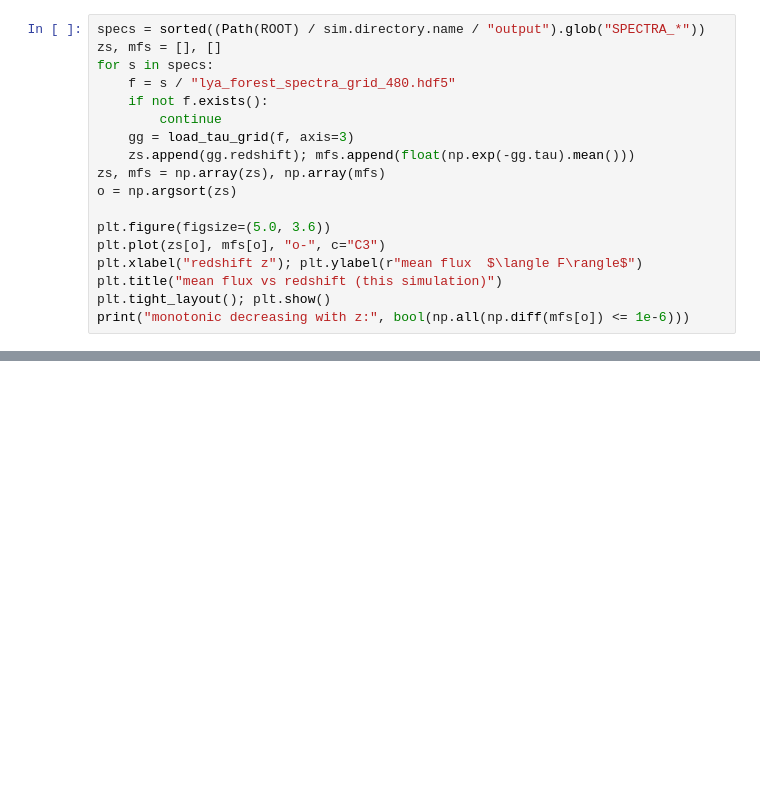
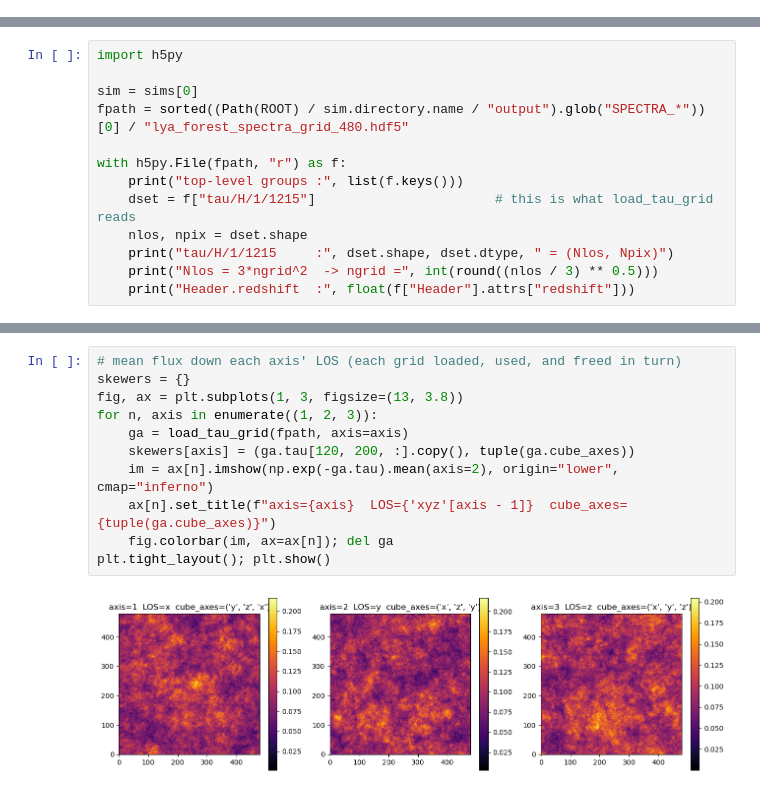
Before and after one commit to jibanCat/priya_loader, a Jupyter notebook: notebooks/quickstart.ipynb, the cells around one changed output, grey strips where cells are left out. Drawn from its saved outputs; the diff is of its cells as text; blank space fills up the shorter version.

```diff
--- a/notebooks/quickstart.ipynb
+++ b/notebooks/quickstart.ipynb
@@ -240,18 +0,0 @@ which is what the `τ₀` nuisance is for.
-# %%
-specs = sorted((Path(ROOT) / sim.directory.name / "output").glob("SPECTRA_*"))
-zs, mfs = [], []
-for s in specs:
-    f = s / "lya_forest_spectra_grid_480.hdf5"
-    if not f.exists():
-        continue
-    gg = load_tau_grid(f, axis=3)
-    zs.append(gg.redshift); mfs.append(float(np.exp(-gg.tau).mean()))
-zs, mfs = np.array(zs), np.array(mfs)
-o = np.argsort(zs)
-
-plt.figure(figsize=(5.0, 3.6))
-plt.plot(zs[o], mfs[o], "o-", c="C3")
-plt.xlabel("redshift z"); plt.ylabel(r"mean flux  $\langle F\rangle$")
-plt.title("mean flux vs redshift (this simulation)")
-plt.tight_layout(); plt.show()
-print("monotonic decreasing with z:", bool(np.all(np.diff(mfs[o]) <= 1e-6)))
@@ -423,0 +125,13 @@ in [`PROVENANCE.md`](../PROVENANCE.md).
+# %%
+import h5py
+
+sim = sims[0]
+fpath = sorted((Path(ROOT) / sim.directory.name / "output").glob("SPECTRA_*"))[0] / "lya_forest_spectra_grid_480.hdf5"
+
+with h5py.File(fpath, "r") as f:
+    print("top-level groups :", list(f.keys()))
+    dset = f["tau/H/1/1215"]                       # this is what load_tau_grid reads
+    nlos, npix = dset.shape
+    print("tau/H/1/1215     :", dset.shape, dset.dtype, " = (Nlos, Npix)")
+    print("Nlos = 3*ngrid^2  -> ngrid =", int(round((nlos / 3) ** 0.5)))
+    print("Header.redshift  :", float(f["Header"].attrs["redshift"]))
@@ -423,0 +194,13 @@ in [`PROVENANCE.md`](../PROVENANCE.md).
+# %%
+# mean flux down each axis' LOS (each grid loaded, used, and freed in turn)
+skewers = {}
+fig, ax = plt.subplots(1, 3, figsize=(13, 3.8))
+for n, axis in enumerate((1, 2, 3)):
+    ga = load_tau_grid(fpath, axis=axis)
+    skewers[axis] = (ga.tau[120, 200, :].copy(), tuple(ga.cube_axes))
+    im = ax[n].imshow(np.exp(-ga.tau).mean(axis=2), origin="lower", cmap="inferno")
+    ax[n].set_title(f"axis={axis}  LOS={'xyz'[axis - 1]}  cube_axes={tuple(ga.cube_axes)}")
+    fig.colorbar(im, ax=ax[n]); del ga
+plt.tight_layout(); plt.show()
+# %% [output]
+[figure, added]
```
Also changed, not shown: parts of 40 cells of this notebook, 7 other files.
